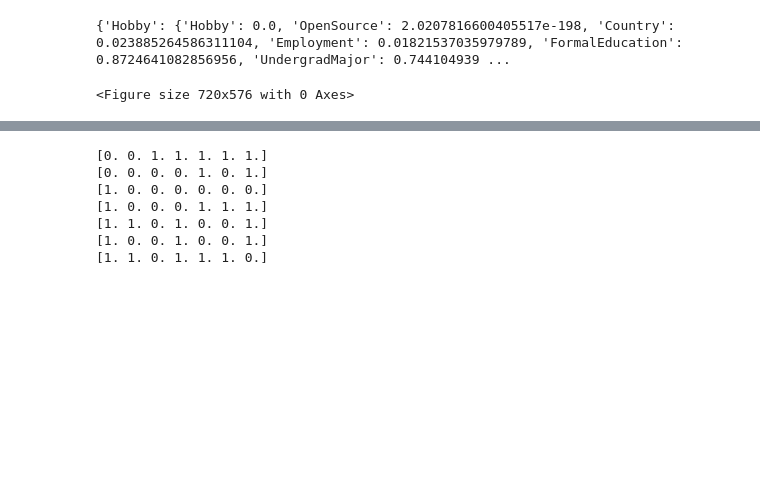
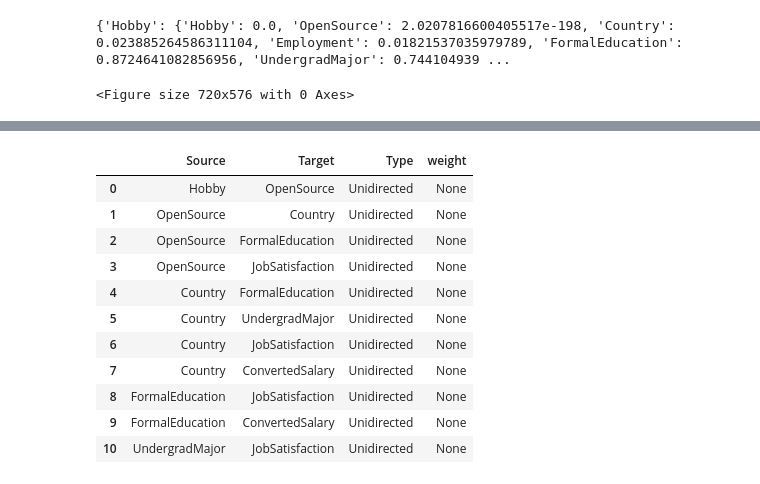
Before and after one commit to drchapman-17/faikr-bn, a Jupyter notebook: demo_V3.ipynb, the cells around one changed output, grey strips where cells are left out. Drawn from its saved outputs; the diff is of its cells as text; code cells hidden in the pictures; blank space fills up the shorter version.

```diff
--- a/demo_V3.ipynb
+++ b/demo_V3.ipynb
@@ -200,16 +199,0 @@ sns.heatmap(chi2Mat,annot=True, xticklabels=labels, yticklabels=labels,cmap="YlG
-# %%
-graph_table = pd.DataFrame
-graph_table
-
-a=1
-for i in range(data.columns.size):
-    for j in range(a, data.columns.size):
-    print(chi2Mat[i])
-# %% [output]
-[0. 0. 1. 1. 1. 1. 1.]
-[0. 0. 0. 0. 1. 0. 1.]
-[1. 0. 0. 0. 0. 0. 0.]
-[1. 0. 0. 0. 1. 1. 1.]
-[1. 1. 0. 1. 0. 0. 1.]
-[1. 0. 0. 1. 0. 0. 1.]
-[1. 1. 0. 1. 1. 1. 0.]
@@ -215,0 +224,16 @@ for i in range(data.columns.size):
+# %%
+graph_table = compute_graph_table(data, chi2Mat)
+graph_table
+# %% [output]
+|  | Source | Target | Type | weight |
+| 0 | Hobby | OpenSource | Unidirected | None |
+| 1 | OpenSource | Country | Unidirected | None |
+| 2 | OpenSource | FormalEducation | Unidirected | None |
+| 3 | OpenSource | JobSatisfaction | Unidirected | None |
+| 4 | Country | FormalEducation | Unidirected | None |
+| 5 | Country | UndergradMajor | Unidirected | None |
+| 6 | Country | JobSatisfaction | Unidirected | None |
+| 7 | Country | ConvertedSalary | Unidirected | None |
+| 8 | FormalEducation | JobSatisfaction | Unidirected | None |
+| 9 | FormalEducation | ConvertedSalary | Unidirected | None |
+| 10 | UndergradMajor | JobSatisfaction | Unidirected | None |
```
Also changed, not shown: parts of 3 cells of this notebook.
